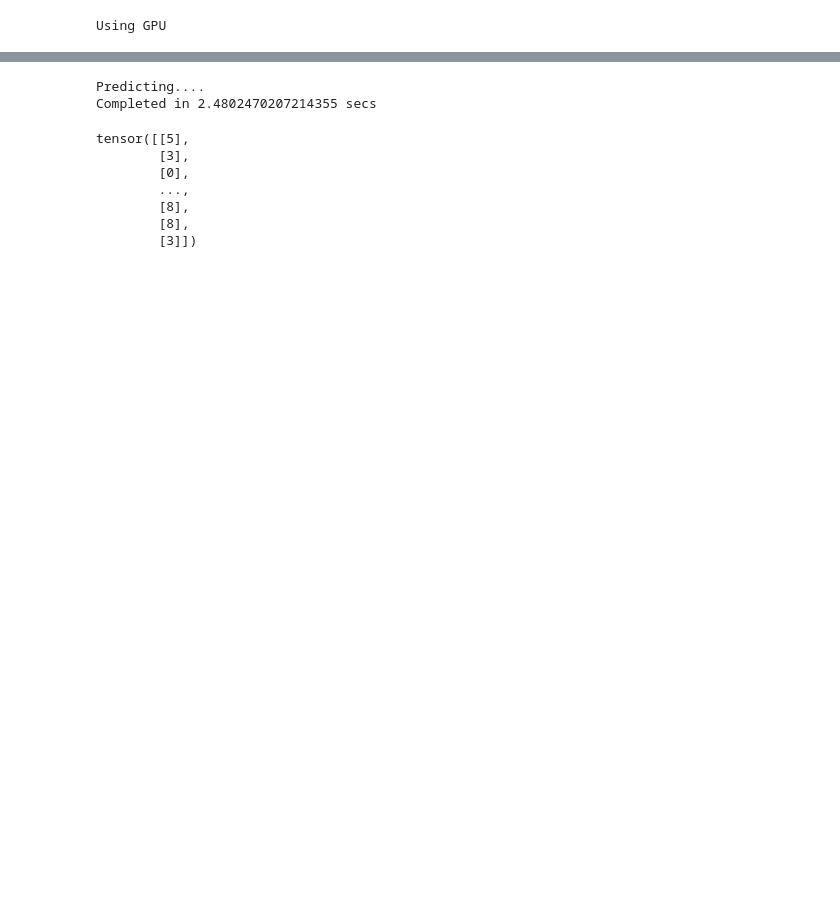
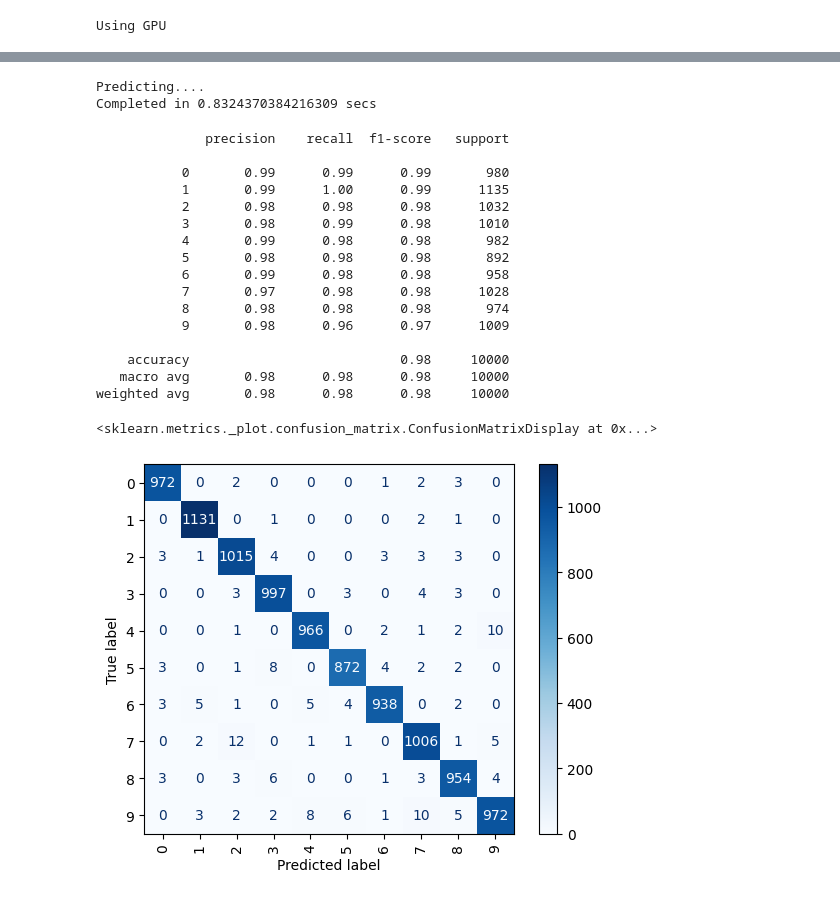
Before and after one commit to ezrafielding/resnet50-mnist-split, a Jupyter notebook: torch.ipynb, the cells around one changed output, grey strips where cells are left out. Drawn from its saved outputs; the diff is of its cells as text; code cells hidden in the pictures; blank space fills up the shorter version.

```diff
--- a/torch.ipynb
+++ b/torch.ipynb
@@ -84,7 +84,6 @@ for i, data in enumerate(valLoader, 1):
 
     if(torch.cuda.is_available()):
         images = images.cuda()
-        labels = labels.cuda()
 
     if(i%100 == 0):
         print('Batch {} done'.format(i))
@@ -97,17 +96,28 @@ for i, data in enumerate(valLoader, 1):
 print('Completed in {} secs'.format(time.time() - start))
 # %% [output]
 Predicting....
-Completed in 2.4802470207214355 secs
+Completed in 0.8324370384216309 secs
 # %%
-classification_report(y_pred=predictions, y_true=allLabels)
+print(classification_report(y_pred=predictions, y_true=allLabels))
 cm = confusion_matrix(allLabels, predictions)
 ConfusionMatrixDisplay(cm).plot(cmap='Blues', xticks_rotation='vertical', values_format='d')
 # %% [output]
-tensor([[5],
-        [3],
-        [0],
-        ...,
-        [8],
-        [8],
-        [3]])
+              precision    recall  f1-score   support
+
+           0       0.99      0.99      0.99       980
+           1       0.99      1.00      0.99      1135
+           2       0.98      0.98      0.98      1032
+           3       0.98      0.99      0.98      1010
+           4       0.99      0.98      0.98       982
+           5       0.98      0.98      0.98       892
+           6       0.99      0.98      0.98       958
+           7       0.97      0.98      0.98      1028
+           8       0.98      0.98      0.98       974
+           9       0.98      0.96      0.97      1009
+
+    accuracy                           0.98     10000
+   macro avg       0.98      0.98      0.98     10000
+weighted avg       0.98      0.98      0.98     10000
+<sklearn.metrics._plot.confusion_matrix.ConfusionMatrixDisplay at 0x...>
+[figure, added]
 # %%
```
Also changed, not shown: parts of 2 cells of this notebook, 1 other file.
